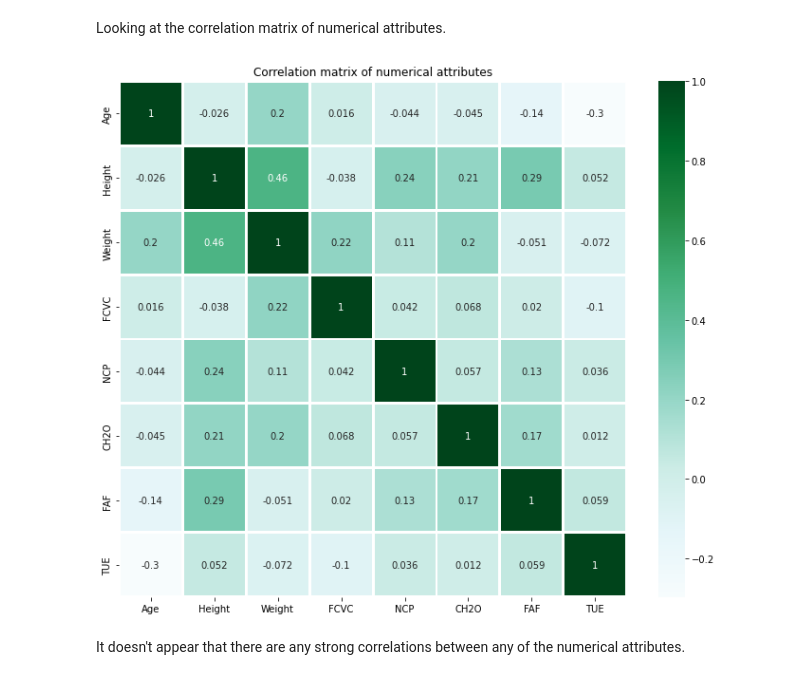
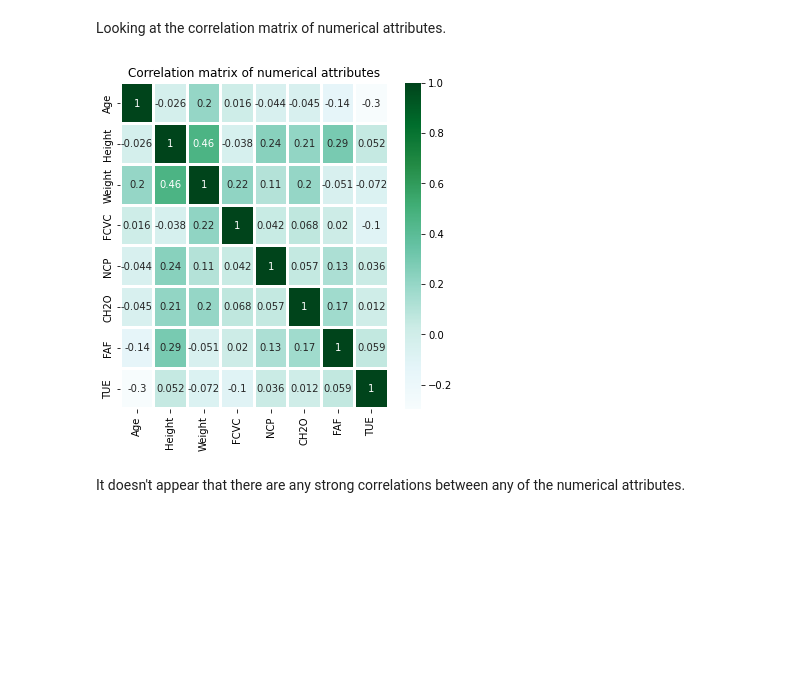
Before and after one commit to marymlucas/obesity_lifestyle_diet, a Jupyter notebook: project.ipynb, the cells around one changed output. Saved outputs shown, nothing was run; the diff lists cells and outputs as text; code cells hidden in the pictures; blank space fills up the shorter version.

```diff
--- a/project.ipynb
+++ b/project.ipynb
@@ -305,14 +293,14 @@ Looking at the correlation matrix of numerical attributes.
 # %%
 import seaborn as sns
 
 data_corr = numeric_pd_df.corr()
 
-plt.figure(figsize = (12, 10))
+plt.figure(figsize = (6, 6))
 sns.heatmap(data_corr, annot = True, cbar=True, cmap="BuGn", linewidths = 2, linecolor = "white")
 plt.title("Correlation matrix of numerical attributes")
 plt.show()
 # %% [output]
-[figure, old version]
+[figure, new version]
 # %% [markdown]
 It doesn't appear that there are any strong correlations between any of the numerical attributes.
 # %% [markdown]
```
Also changed, not shown: parts of 36 cells of this notebook.
